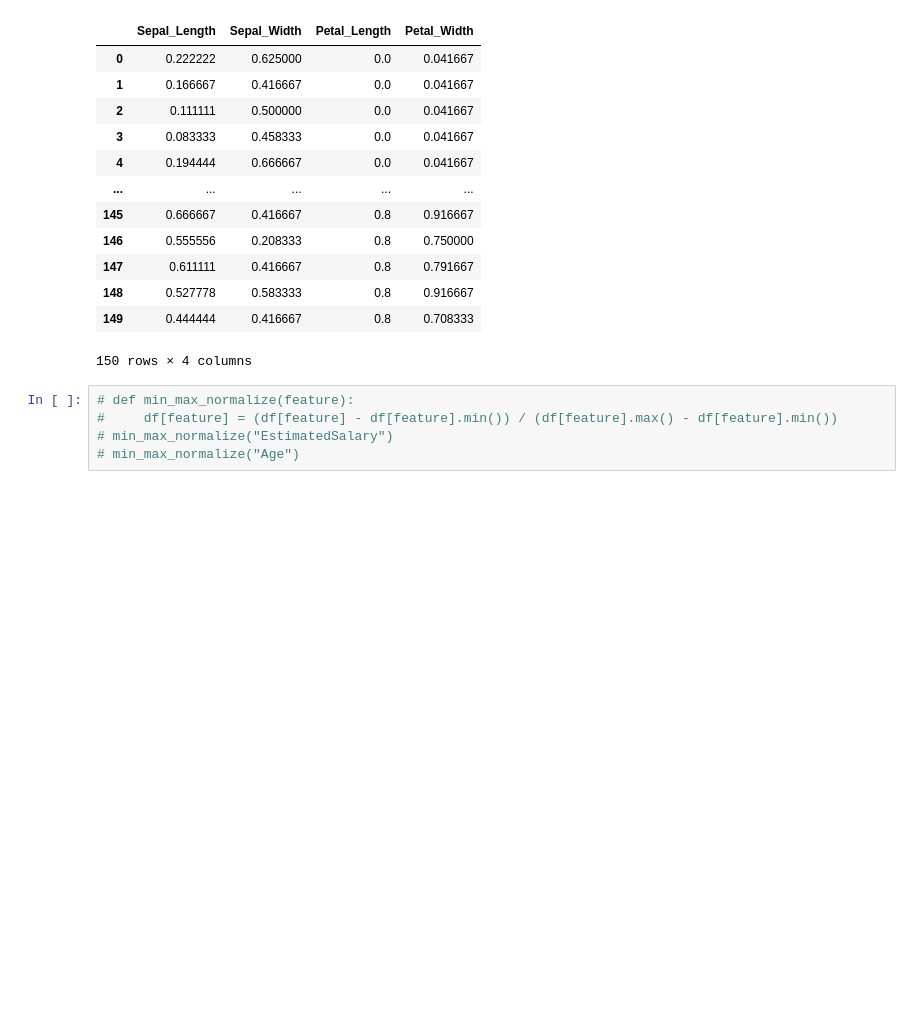
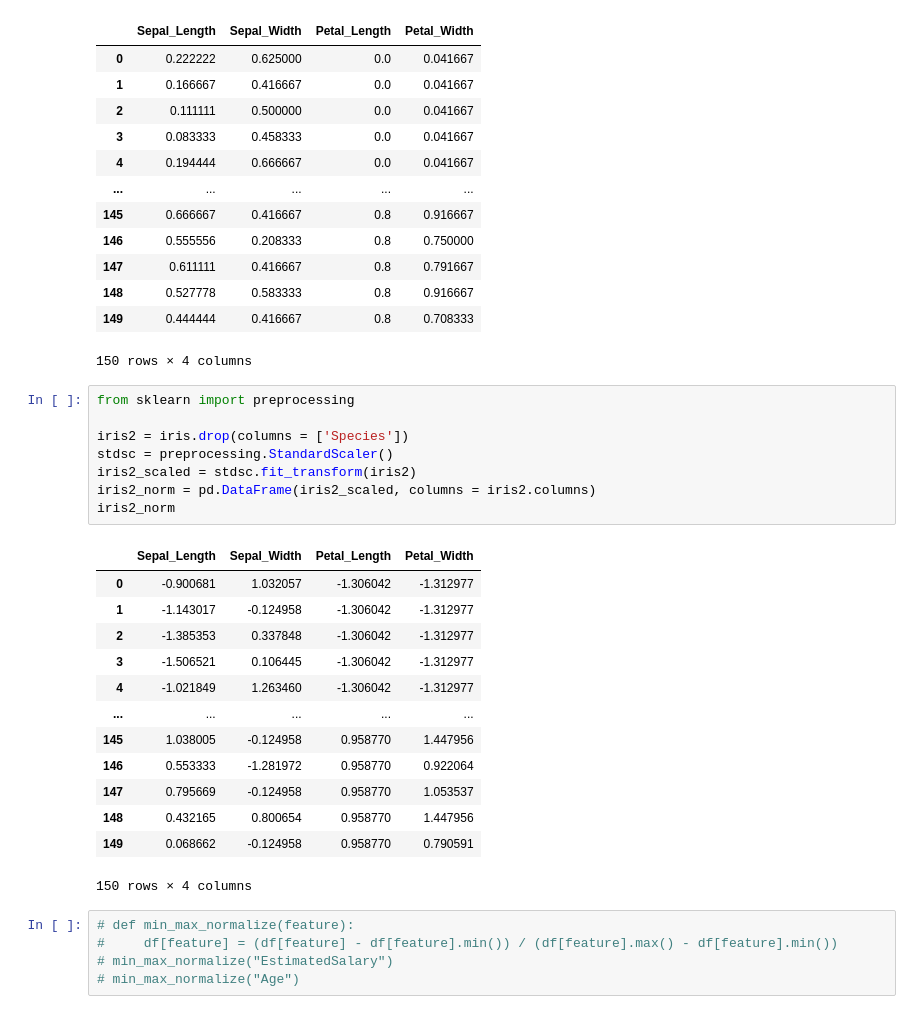
Before and after one commit to suryansh101gupta/DBSAL, a Jupyter notebook: 1Assignment.ipynb, the cells around one changed output. Saved outputs shown, nothing was run; the diff lists cells and outputs as text; blank space fills up the shorter version.

```diff
--- a/1Assignment.ipynb
+++ b/1Assignment.ipynb
@@ -325,6 +342,28 @@ df_normalised
 | 148 | 0.527778 | 0.583333 | 0.8 | 0.916667 |
 | 149 | 0.444444 | 0.416667 | 0.8 | 0.708333 |
 150 rows × 4 columns
+# %%
+from sklearn import preprocessing
+
+iris2 = iris.drop(columns = ['Species'])
+stdsc = preprocessing.StandardScaler()
+iris2_scaled = stdsc.fit_transform(iris2)
+iris2_norm = pd.DataFrame(iris2_scaled, columns = iris2.columns)
+iris2_norm
+# %% [output]
+|  | Sepal_Length | Sepal_Width | Petal_Length | Petal_Width |
+| 0 | -0.900681 | 1.032057 | -1.306042 | -1.312977 |
+| 1 | -1.143017 | -0.124958 | -1.306042 | -1.312977 |
+| 2 | -1.385353 | 0.337848 | -1.306042 | -1.312977 |
+| 3 | -1.506521 | 0.106445 | -1.306042 | -1.312977 |
+| 4 | -1.021849 | 1.263460 | -1.306042 | -1.312977 |
+| ... | ... | ... | ... | ... |
+| 145 | 1.038005 | -0.124958 | 0.958770 | 1.447956 |
+| 146 | 0.553333 | -1.281972 | 0.958770 | 0.922064 |
+| 147 | 0.795669 | -0.124958 | 0.958770 | 1.053537 |
+| 148 | 0.432165 | 0.800654 | 0.958770 | 1.447956 |
+| 149 | 0.068662 | -0.124958 | 0.958770 | 0.790591 |
+150 rows × 4 columns
 # %%
 # def min_max_normalize(feature):
 #     df[feature] = (df[feature] - df[feature].min()) / (df[feature].max() - df[feature].min())
```
Also changed, not shown: parts of 5 cells of this notebook, 4 other files.
